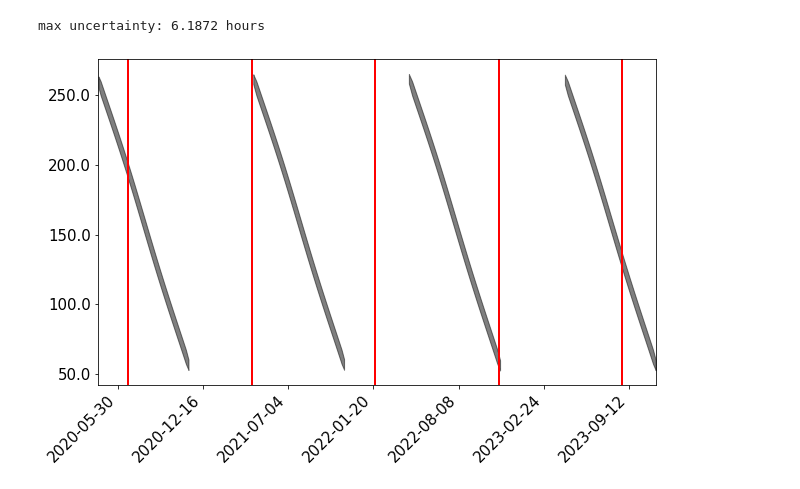
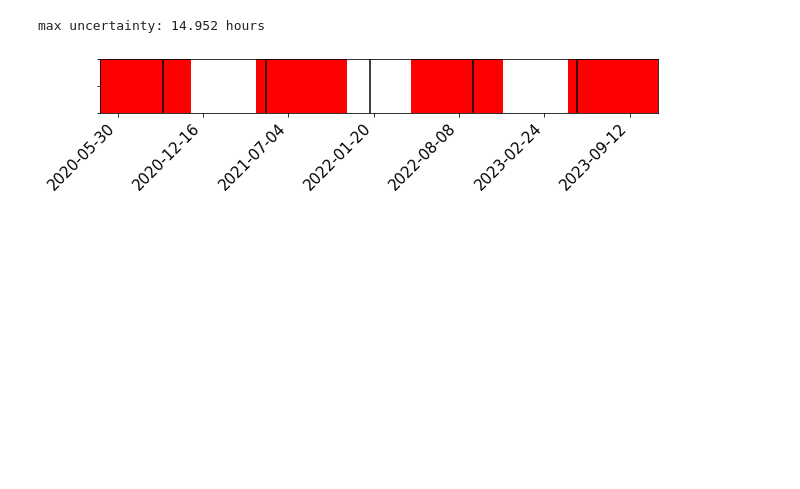
Before and after one commit to tagordon/exomoons_jwst, a Jupyter notebook: notebooks/figures/visibility.ipynb, the cells around one changed output. Saved outputs shown, nothing was run; the diff lists cells and outputs as text; code cells hidden in the pictures; blank space fills up the shorter version.

```diff
--- a/notebooks/figures/visibility.ipynb
+++ b/notebooks/figures/visibility.ipynb
@@ -15,30 +15,30 @@ def tobjd(time):
 import matplotlib.dates as dates
 plot_date = lambda jd: dates.datestr2num([(Time(jd, format='jd').iso)[:10] for jd in jd])
 # %%
-stname = 'Kepler-22'
-plname = 'Kepler-22 b'
+stname = 'Kepler-69'
+plname = 'Kepler-69 c'
 vis = np.loadtxt('../../visibility/jwst_gtvt/{0}.dat'.format(stname), skiprows=19, converters={0: tobjd})
 windows = np.loadtxt(open('../../visibility/jwst_gtvt/{0}.dat'.format(stname)).readlines()[9:13], converters={0: tobjd, 1: tobjd})
 breaks = [np.where(np.isclose(vis[:, 0], windows[:,1][i], rtol=1e-12))[0][0] for i in range(len(windows))]
 breaks = np.insert(breaks, 0, 0)
-# %%
-i = np.where(targets['pl_name'] == plname)[0][0]
-
-print("max uncertainty: {0} hours".format(100*2*24*targets['pl_orbpererr1'][i]))
-
-pl.figure(figsize=(10, 6))
-for j in range(len(transit_time)):
-    pl.axvline(transit_time[i][j], color='r', linewidth=2)
-[pl.fill_between(vis[:, 0][breaks[i]+1:breaks[i+1]],
-                 vis[:, 1][breaks[i]+1:breaks[i+1]],
-                 vis[:, 2][breaks[i]+1:breaks[i+1]],
-                 color='k', alpha=0.5)
- for i in range(len(breaks)-1)]
-pl.xlim(vis[0, 0], vis[-1, 0])
-x_ticks_labels = [t[:10] for t in Time(pl.xticks()[0], format='jd').iso]
-pl.gca().set_yticklabels(pl.yticks()[0], fontsize=15)
-pl.gca().set_xticklabels(x_ticks_labels, rotation=45, fontsize=15, ha='right');
-pl.savefig('visibility_{0}.png'.format(plname))
-# %% [output]
-max uncertainty: 6.1872 hours
-[figure, removed]
+# %%
+i = np.where(targets['pl_name'] == plname)[0][0]
+print("max uncertainty: {0} hours".format(100*2*24*targets['pl_orbpererr1'][i]))
+# %% [output]
+max uncertainty: 14.952 hours
+# %%
+start = windows[:, 0]
+end = windows[:, 1]
+
+transits = transit_time[i]
+
+pl.figure(figsize=(10, 1))
+[pl.axvline(t, color='k') for t in transits]
+[pl.axvspan(s, e, color='r') for s, e in zip(start, end)]
+pl.xlim(start[0], end[-1])
+pl.ylim(0, 2)
+pl.gca().set_yticklabels([], fontsize=15)
+pl.gca().set_xticklabels(x_ticks_labels, rotation=45, fontsize=15, ha='right');
+pl.savefig('visibility_{0}.png'.format(plname))
+# %% [output]
+[figure, added]
```
Also changed, not shown: parts of 7 cells of this notebook, 39 other files.
